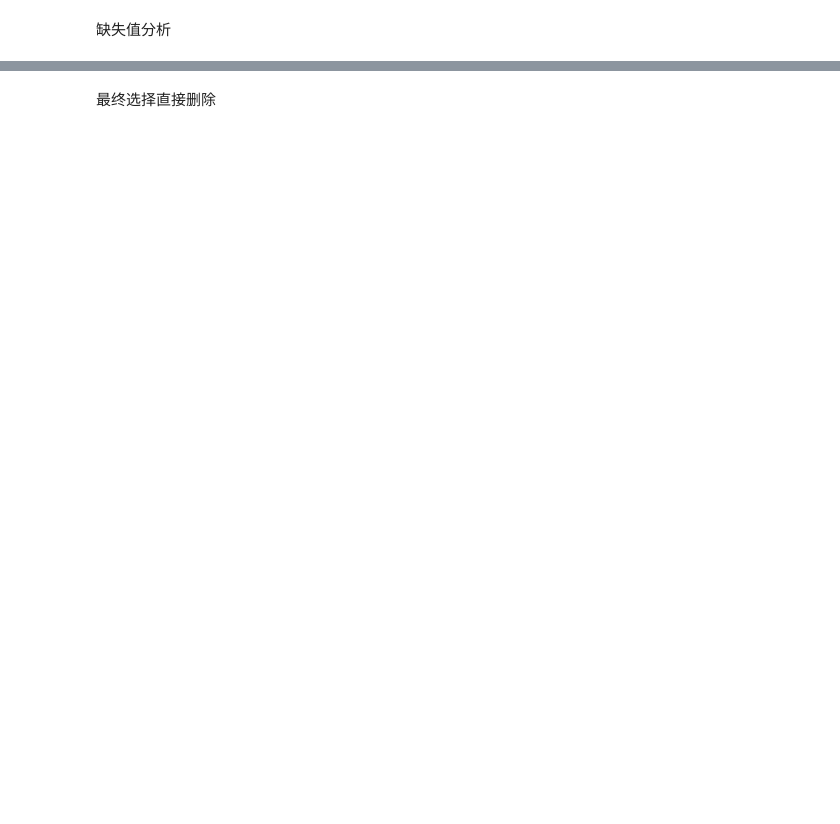
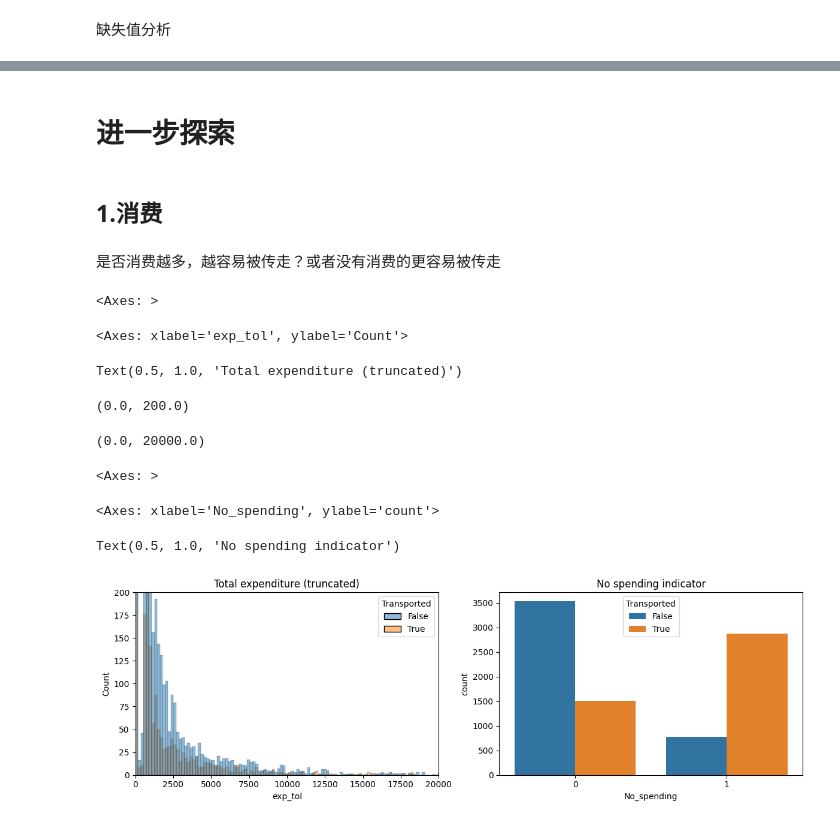
Before and after one commit to GiaooaiG/spaceship-titanic, a Jupyter notebook: 任务理解与数据探索.ipynb, the cells around one changed output, grey strips where cells are left out. Cells and saved outputs as stored; diff of their text form; code cells hidden in the pictures; blank space fills up the shorter version.

```diff
--- a/任务理解与数据探索.ipynb
+++ b/任务理解与数据探索.ipynb
@@ -140,6 +150,0 @@ dtype: int64
-# %%
-# 定义消费字段
-consumption_cols = ['RoomService', 'Spa', 'FoodCourt', 'ShoppingMall', 'VRDeck']
-
-# 对于 CryoSleep=True 的乘客，消费列强制设为0
-train.loc[train['CryoSleep'] == True, consumption_cols] = 0
@@ -155,2 +150,0 @@ print(f"移除所有缺失行后剩余数据比例: {remaining_ratio:.2%}")
-# %% [markdown]
-最终选择直接删除
@@ -160,0 +151,36 @@ train_processed.to_csv('train_processed_missing.csv',index = 'PassengerId')
+# %% [markdown]
+# 进一步探索
+# %% [markdown]
+## 1.消费
+# %% [markdown]
+是否消费越多，越容易被传走？或者没有消费的更容易被传走
+# %%
+#新增字段“总消费”
+train['exp_tol'] = train[exp_feats].sum(axis=1)
+test['exp_tol'] = test[exp_feats].sum(axis=1)
+
+fig=plt.figure(figsize=(12,4))
+plt.subplot(1,2,1)
+sns.histplot(data=train, x='exp_tol', hue='Transported', bins=200)
+plt.title('Total expenditure (truncated)')
+plt.ylim([0,200])
+plt.xlim([0,20000])
+
+#新增字段是否消费
+train['No_spending']=(train['exp_tol']==0).astype(int)
+test['No_spending']=(test['exp_tol']==0).astype(int)
+
+plt.subplot(1,2,2)
+sns.countplot(data=train, x='No_spending', hue='Transported')
+plt.title('No spending indicator')
+fig.tight_layout()
+# %% [output]
+<Axes: >
+<Axes: xlabel='exp_tol', ylabel='Count'>
+Text(0.5, 1.0, 'Total expenditure (truncated)')
+(0.0, 200.0)
+(0.0, 20000.0)
+<Axes: >
+<Axes: xlabel='No_spending', ylabel='count'>
+Text(0.5, 1.0, 'No spending indicator')
+[figure, added]
```
Also changed, not shown: parts of 28 cells of this notebook, 1 other file.
